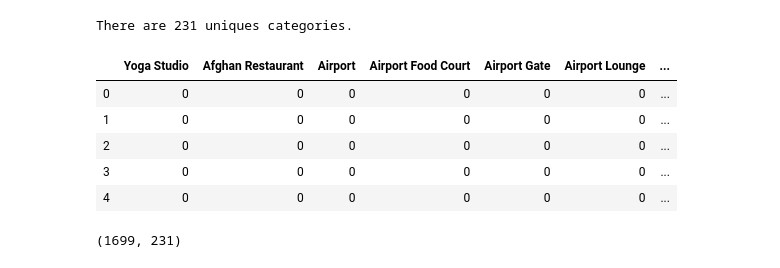
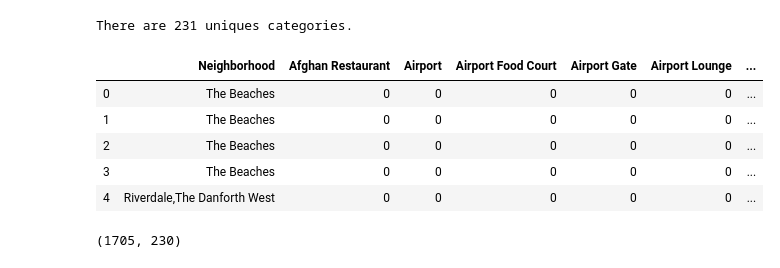
Before and after one commit to chamindpradeep/Coursera_Capstone, a Jupyter notebook: Toronto segmentation and clustering.ipynb, the cells around one changed output. Saved outputs shown, nothing was run; the diff lists cells and outputs as text; code cells hidden in the pictures.

```diff
--- a/Toronto segmentation and clustering.ipynb
+++ b/Toronto segmentation and clustering.ipynb
@@ -197,7 +203,8 @@ map_toronto
 # %%
 # the function to extract details of nearby venues
 
-LIMIT=100 # setting the maximum nearby venues
+LIMIT = 100 # limit of number of venues returned by Foursquare API
+radius = 500 # define radius
 
 def getNearbyVenues(names, latitudes, longitudes, radius=500):
 
@@ -284,25 +291,28 @@ There are 231 uniques categories.
 # %%
 # one hot encoding
 toronto_onehot = pd.get_dummies(toronto_venues[['Venue Category']], prefix="", prefix_sep="")
 
 # add neighborhood column back to dataframe
 toronto_onehot['Neighborhood'] = toronto_venues['Neighborhood']
 
-# move neighborhood column to the first column
-fixed_columns = [toronto_onehot.columns[-1]] + list(toronto_onehot.columns[:-1])
+# find the column number of 'Neighborhood'
+toronto_onehot.columns.get_loc('Neighborhood')
+
+# move 'Neighborhood' column to the first column
+fixed_columns = [toronto_onehot.columns[161]] + list(toronto_onehot.columns[:160])+ list(toronto_onehot.columns[162:])
 toronto_onehot = toronto_onehot[fixed_columns]
 
 toronto_onehot.head()
 # %% [output]
-|  | Yoga Studio | Afghan Restaurant | Airport | Airport Food Court | Airport Gate | Airport Lounge | ... |
-| 0 | 0 | 0 | 0 | 0 | 0 | 0 | ... |
-| 1 | 0 | 0 | 0 | 0 | 0 | 0 | ... |
-| 2 | 0 | 0 | 0 | 0 | 0 | 0 | ... |
-| 3 | 0 | 0 | 0 | 0 | 0 | 0 | ... |
-| 4 | 0 | 0 | 0 | 0 | 0 | 0 | ... |
+|  | Neighborhood | Afghan Restaurant | Airport | Airport Food Court | Airport Gate | Airport Lounge | ... |
+| 0 | The Beaches | 0 | 0 | 0 | 0 | 0 | ... |
+| 1 | The Beaches | 0 | 0 | 0 | 0 | 0 | ... |
+| 2 | The Beaches | 0 | 0 | 0 | 0 | 0 | ... |
+| 3 | The Beaches | 0 | 0 | 0 | 0 | 0 | ... |
+| 4 | Riverdale,The Danforth West | 0 | 0 | 0 | 0 | 0 | ... |
 # %%
 # data frame shape
 toronto_onehot.shape
 # %% [output]
-(1699, 231)
+(1705, 230)
 # %%
```
Also changed, not shown: parts of 24 cells of this notebook.
